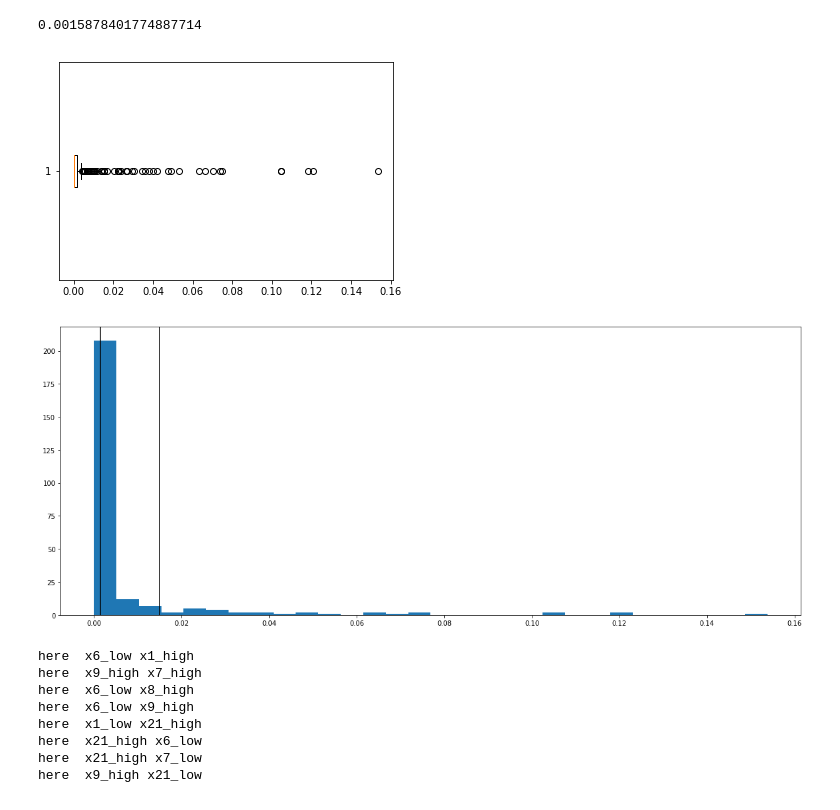
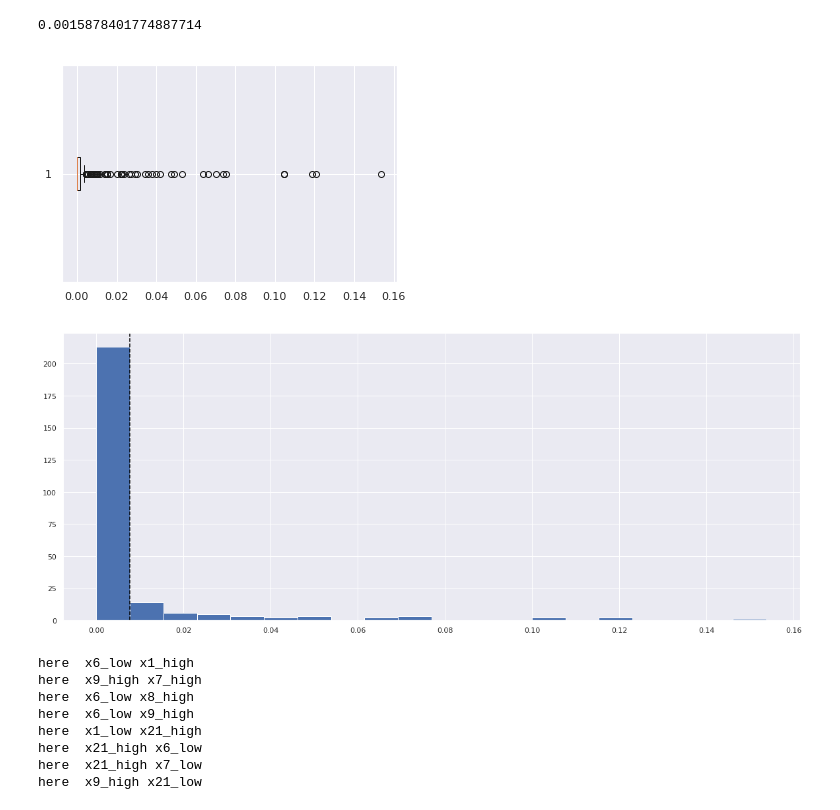
Before and after one commit to ruteee/pesquisa, a Jupyter notebook: resultados_defesa.ipynb, the cells around one changed output. Cells and saved outputs as stored; diff of their text form; code cells hidden in the pictures.

```diff
--- a/resultados_defesa.ipynb
+++ b/resultados_defesa.ipynb
@@ -3,6 +3,9 @@ import pandas as pd
 import numpy as np
 from scikit_alarm_framework.alarm_generator import set_point
 from graphviz import Digraph
+# %%
+import seaborn as sns
+sns.set()
 # %%
 from matplotlib import pyplot as plt
 import TransEntropy_mod as te
@@ -111,20 +145,20 @@ q3
 plt.boxplot(df_te_11_50.values.reshape(256),vert=False)
 plt.show()
 # %% [output]
-[figure, old version]
+[figure, new version]
 # %%
 
 # plt.boxplot(df_te_11_50.values.reshape(256),vert=False)
 # plt.show()
 plt.figure(figsize=(20,8))
-plt.hist(df_te_11_50.values.reshape(256), bins=30)
-plt.axvline(0.0015,color='black')
-plt.axvline(0.015,color='black')
+plt.hist(df_te_11_50.values.reshape(256), bins=20)
+plt.axvline(0.007687,color='black',ls='--')
+# plt.axvline(0.015,color='black')
 
 
 plt.show()
 # %% [output]
-[figure, old version]
+[figure, new version]
 # %%
 result = te.apply_methodlogy(df_te_11_50, df_te_lag_11_50,dist6_novo_alm_5, 0.007687,0.5)
 # %% [output]
```
Also changed, not shown: parts of 11 cells of this notebook.
